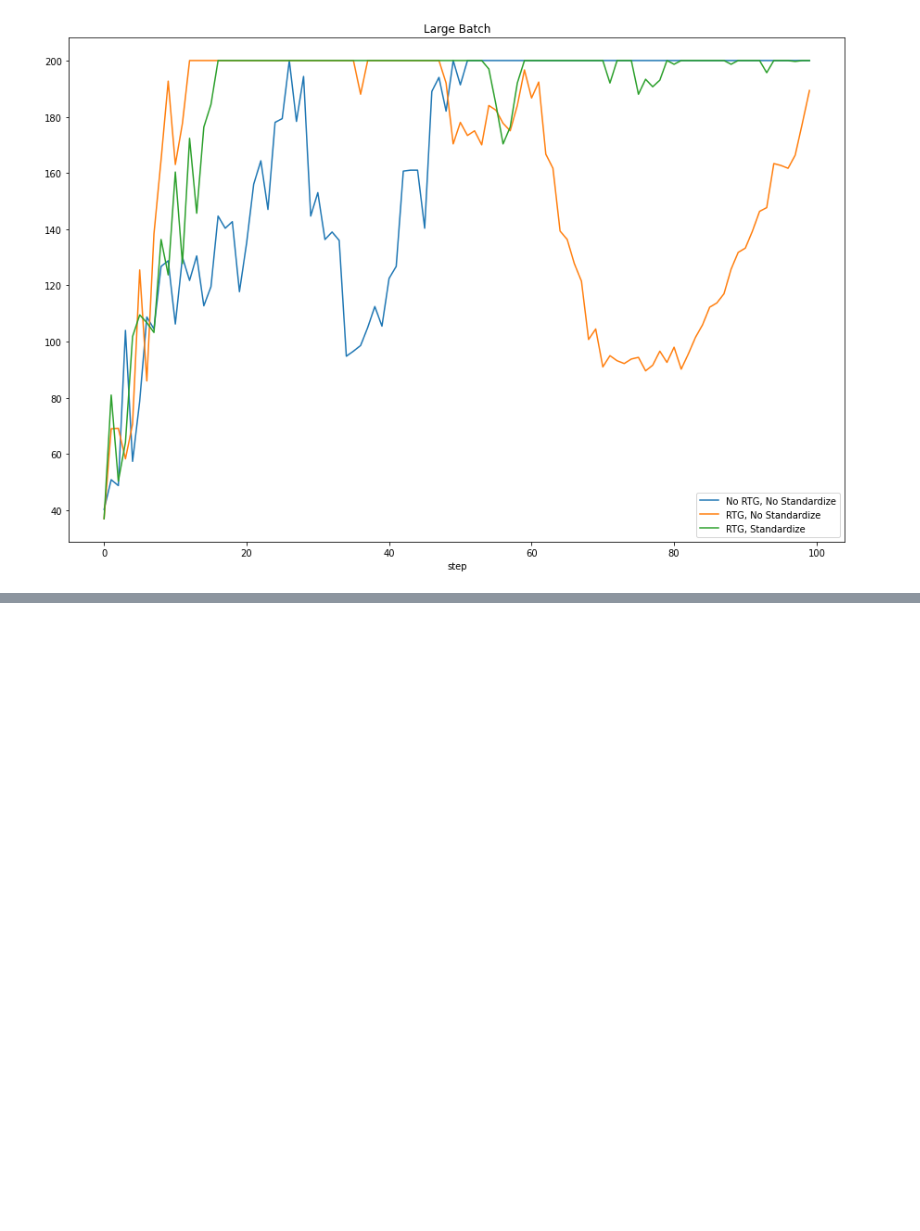
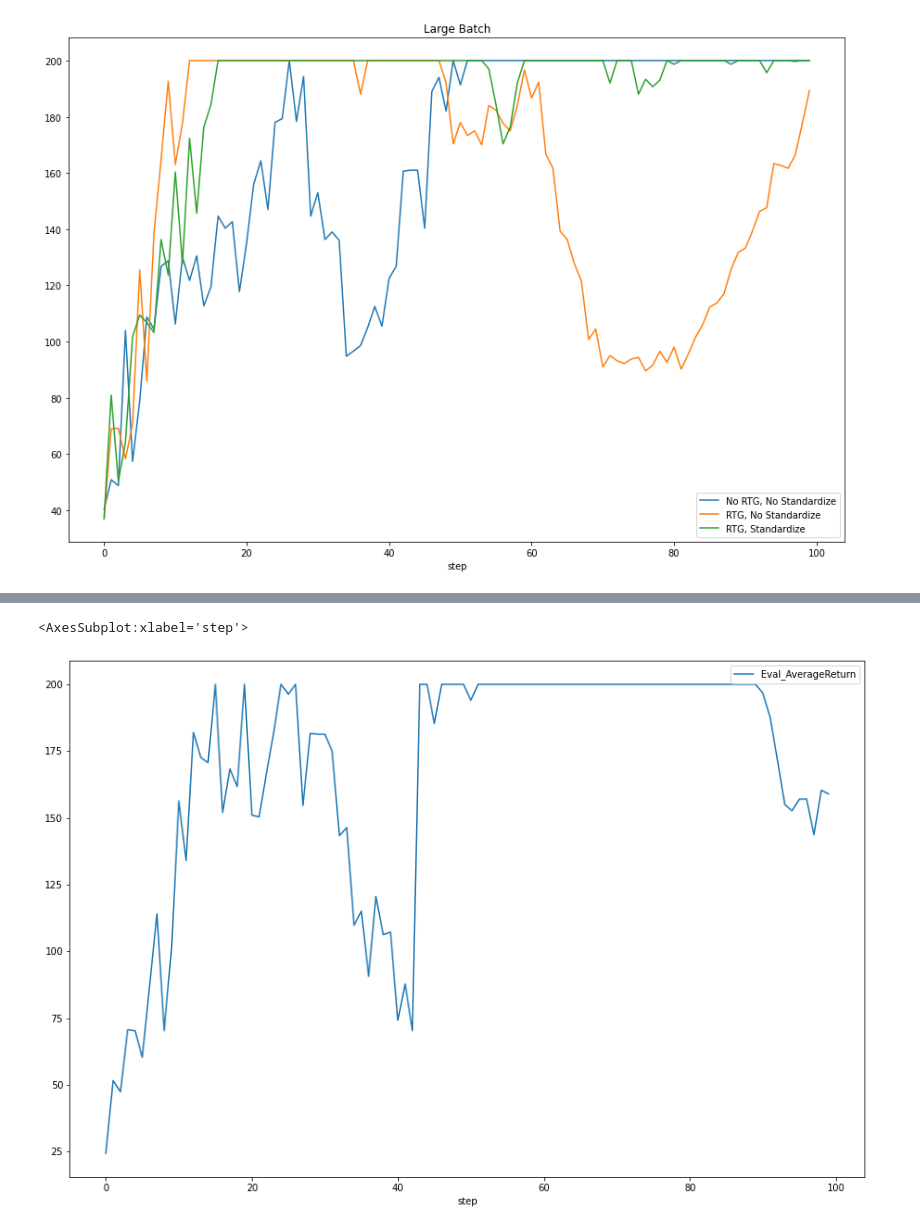
Before and after one commit to tpvt99/rl_homework_2019, a Jupyter notebook: hw2/plot_graph.ipynb, the cells around one changed output, grey strips where cells are left out. Drawn from its saved outputs; the diff is of its cells as text; code cells hidden in the pictures; blank space fills up the shorter version.

```diff
--- a/hw2/plot_graph.ipynb
+++ b/hw2/plot_graph.ipynb
@@ -77,0 +96,6 @@ Text(0.5, 1.0, 'Large Batch')
+# %%
+fig, ax = plt.subplots(figsize=(15,10))
+q1_sb_no_rtg_dsa_df.plot(y='Eval_AverageReturn', ax=ax)
+# %% [output]
+<AxesSubplot:xlabel='step'>
+[figure, added]
```
Also changed, not shown: parts of 4 cells of this notebook, 31 other files.
